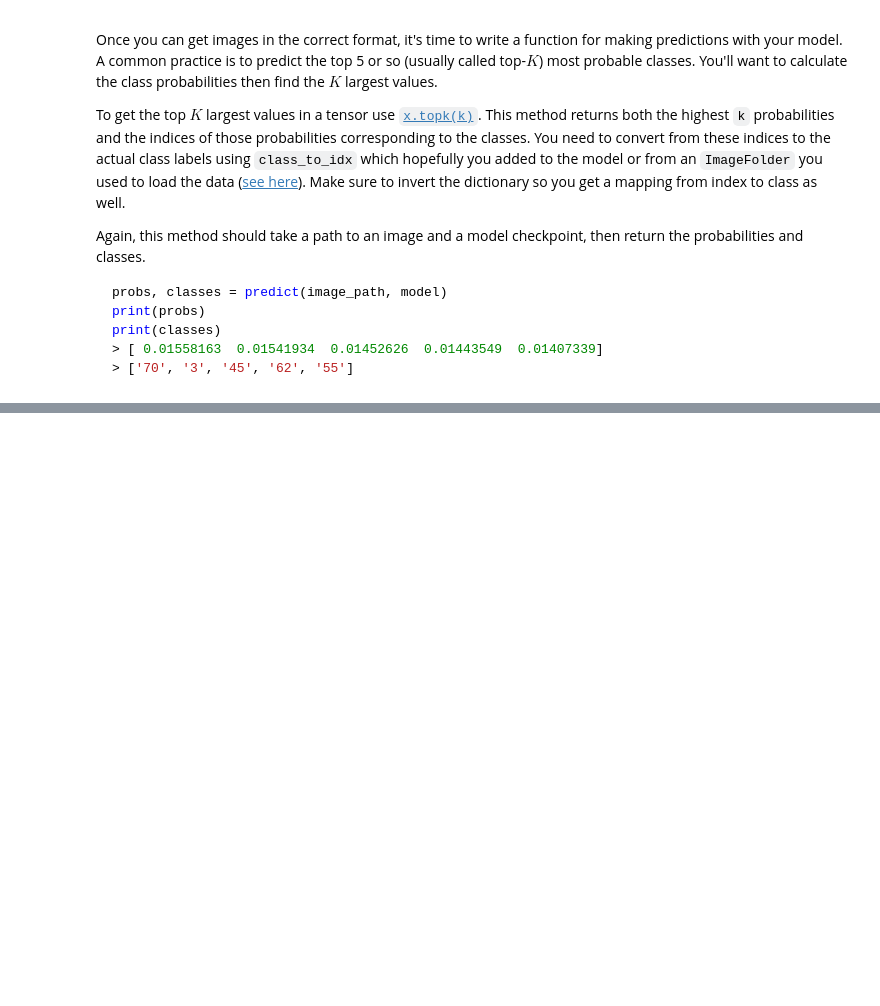
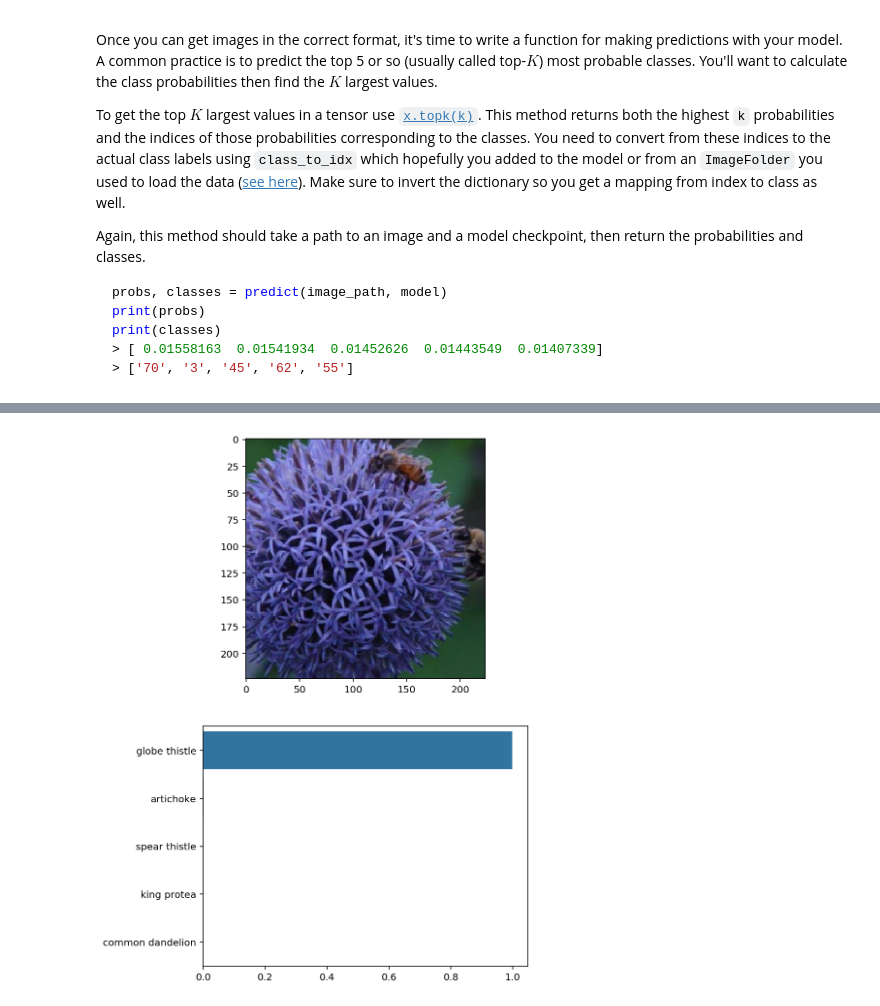
Before and after one commit to chesney/ImageClassifierProject, a Jupyter notebook: Image Classifier Project.ipynb, the cells around one changed output, grey strips where cells are left out. Saved outputs shown, nothing was run; the diff lists cells and outputs as text; code cells hidden in the pictures; blank space fills up the shorter version.

```diff
--- a/Image Classifier Project.ipynb
+++ b/Image Classifier Project.ipynb
@@ -195,14 +249,16 @@ steps = 0
 # %%
-# Define and implement a function for the validation pass
-def fn_validation(model, test_loader, criterion):
+# Implement a function for the validation pass
+def validation(model, test_loader, criterion):
     test_loss = 0
     accuracy = 0
 
-    for ii, (inputs, labels) in enumerate(test_loader):
-        # We use torch.device object to move tensors in and out of GPU
+    for inputs, labels in iter(test_loader):
+
         inputs, labels = inputs.to(device), labels.to(device)
+
         output = model.forward(inputs)
         test_loss += criterion(output, labels).item()
+
         ps = torch.exp(output)
         equality = (labels.data == ps.max(dim=1)[1])
         accuracy += equality.type(torch.FloatTensor).mean()
@@ -467,8 +554,9 @@ def predict(image_path, model, topk=5):
     # The GPU causes issues.
     model.to("cpu")
 
-    # Set model to evaluate
-    model.eval();
+    # Set model to evaluate (This ensures nothing is training while
+    # making predictions)
+    model.eval()
 
     # Convert image from numpy to torch
     torch_image = torch.from_numpy(np.expand_dims(process_image(image_path),
@@ -489,8 +577,7 @@ def predict(image_path, model, topk=5):
     top_labels = np.array(top_labels.detach())[0]
 
     # Convert to classes
-    idx_to_class = {val: key for key, val in
-                                      model.class_to_idx.items()}
+    idx_to_class = {val: key for key, val in model.class_to_idx.items()}
     top_labels = [idx_to_class[lab] for lab in top_labels]
     top_flowers = [cat_to_name[lab] for lab in top_labels]
 
@@ -505,30 +592,32 @@ Now that you can use a trained model for predictions, check to make sure it make
 You can convert from the class integer encoding to actual flower names with the `cat_to_name.json` file (should have been loaded earlier in the notebook). To show a PyTorch tensor as an image, use the `imshow` function defined above.
 # %%
 # DONE: Display an image along with the top 5 classes
-image_path = "flowers/test/9/image_06410.jpg"
-# image_path = "flowers/test/10/image_07090.jpg" # Globe Thistle
+image_path = "flowers/test/10/image_07090.jpg" # Globe Thistle
+#image_path = "flowers/valid/18/image_04252.jpg" #peruvian lilly
 
 # Set up the plot
 plt.figure(figsize = (6, 10))
 ax = plt.subplot(2,1,1)
 
 # Set the title
 flower_num = image_path.split('/')[2]
 title = cat_to_name[flower_num]
 
 # Plt the flower
 img = process_image(image_path)
 
 imshow(img, ax, title = title)
 
 # make a prediction
 probs, labs, flowers = predict(image_path, model)
 
 # Plot the bar chart
 plt.subplot(2,1,2)
 sb.barplot(x=probs, y=flowers, color=sb.color_palette()[0])
 
 plt.show()
+# %% [output]
+[figure, added]
 # %%
 # Export the notebook
 !!jupyter nbconvert *.ipynb
```
Also changed, not shown: parts of 17 cells of this notebook.
